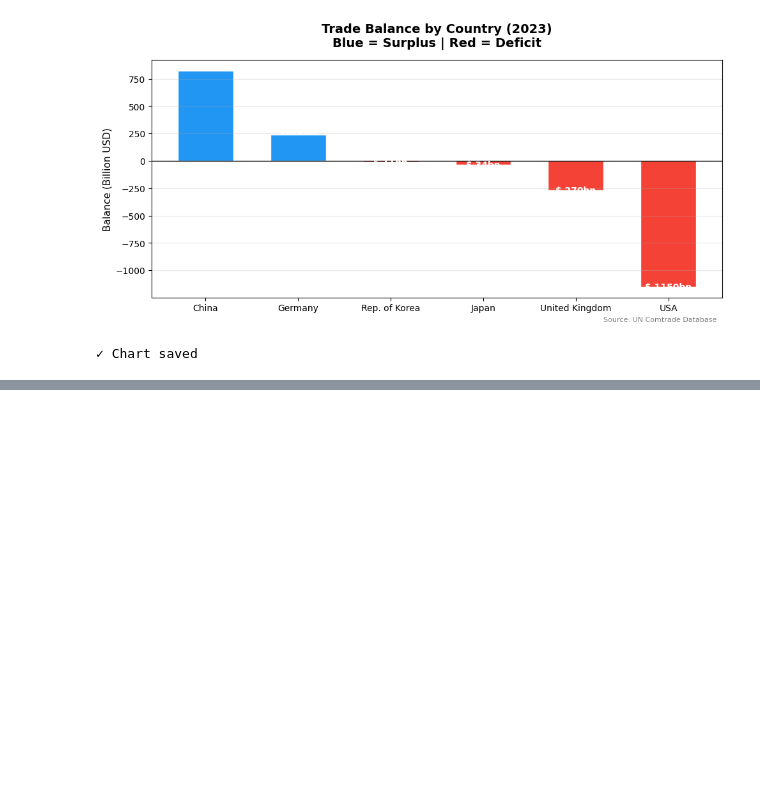
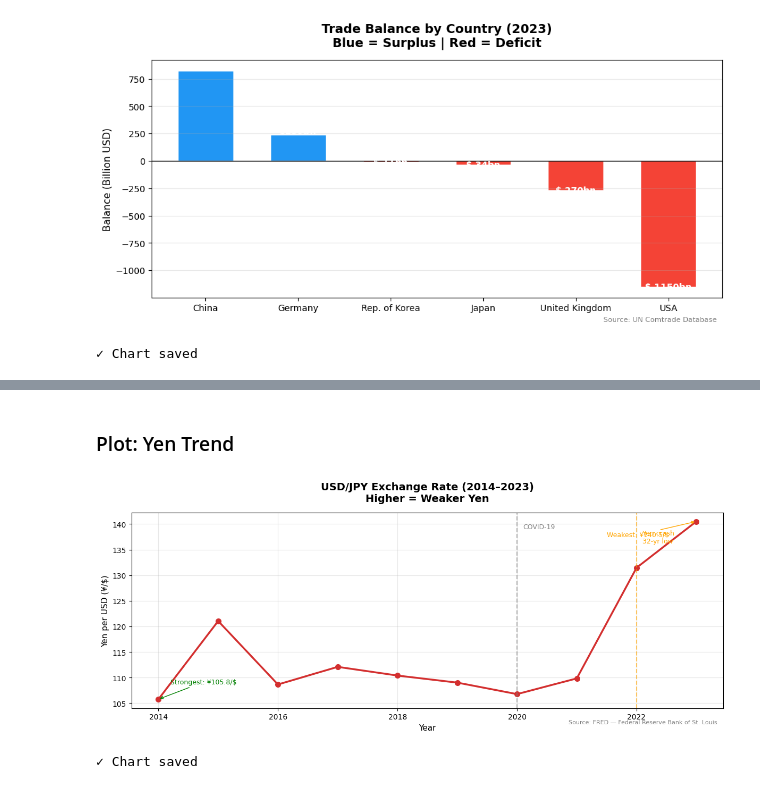
Before and after one commit to Prashant-4527/japan-trade-intelligence, a Jupyter notebook: notebooks/02_comparative.ipynb, the cells around one changed output, grey strips where cells are left out. Saved outputs shown, nothing was run; the diff lists cells and outputs as text; code cells hidden in the pictures; blank space fills up the shorter version.

```diff
--- a/notebooks/02_comparative.ipynb
+++ b/notebooks/02_comparative.ipynb
@@ -458,0 +461,12 @@ print("✓ Chart saved")
+# %%
+## FRED = Federal Reserve Economic Data
+# Maintained by the US Federal Reserve Bank of St. Louis
+# Contain USD/JYP exchange rate going back decades
+from fredapi import Fred
+import pandas as pd
+import numpy as np
+import matplotlib.pyplot as plt
+
+
+fred = Fred(api_key='488cd59a996b09a9a599f079a58f1d16')
+print("FRED Connected")
@@ -458,0 +516,60 @@ print("✓ Chart saved")
+# %% [markdown]
+### Plot: Yen Trend
+# %%
+# WHY invert the y-axis:
+# Convention: higher USD/JPY = weaker yen
+# But visually "going up" feels like "getting stronger"
+# Inverting axis means "going up" = yen strengthening
+# This matches how news media shows yen charts
+# Makes the chart intuitive to read
+
+fig, ax = plt.subplots(figsize=(12, 5))
+
+ax.plot(yen_annual['year'], yen_annual['usd_jpy'],
+        marker='o', linewidth=2.5, color='#D32F2F',
+        markersize=7, label='USD/JPY rate')
+
+# Annotate key events
+ax.axvline(x=2020, color='gray', linestyle='--', alpha=0.6)
+ax.text(2020.1, yen_annual['usd_jpy'].max()*0.99,
+        'COVID-19', fontsize=9, color='gray')
+
+ax.axvline(x=2022, color='orange', linestyle='--', alpha=0.6)
+ax.text(2022.1, yen_annual['usd_jpy'].max()*0.97,
+        'Yen crash\n32-yr low', fontsize=9, color='orange')
+
+# Mark highest and lowest points
+max_idx = yen_annual['usd_jpy'].idxmax()
+min_idx = yen_annual['usd_jpy'].idxmin()
+
+ax.annotate(f"Weakest: ¥{yen_annual.loc[max_idx,'usd_jpy']:.1f}/$",
+            xy=(yen_annual.loc[max_idx,'year'],
+                yen_annual.loc[max_idx,'usd_jpy']),
+            xytext=(yen_annual.loc[max_idx,'year']-1.5,
+                    yen_annual.loc[max_idx,'usd_jpy']-3),
+            fontsize=9, color='orange',
+            arrowprops=dict(arrowstyle='->', color='orange'))
+
+ax.annotate(f"Strongest: ¥{yen_annual.loc[min_idx,'usd_jpy']:.1f}/$",
+            xy=(yen_annual.loc[min_idx,'year'],
+                yen_annual.loc[min_idx,'usd_jpy']),
+            xytext=(yen_annual.loc[min_idx,'year']+0.2,
+                    yen_annual.loc[min_idx,'usd_jpy']+3),
+            fontsize=9, color='green',
+            arrowprops=dict(arrowstyle='->', color='green'))
+
+ax.set_title("USD/JPY Exchange Rate (2014–2023)\nHigher = Weaker Yen",
+             fontsize=14, fontweight='bold', pad=15)
+ax.set_xlabel("Year", fontsize=11)
+ax.set_ylabel("Yen per USD (¥/$)", fontsize=11)
+ax.grid(True, alpha=0.3)
+ax.text(0.99, -0.08, 'Source: FRED — Federal Reserve Bank of St. Louis',
+        transform=ax.transAxes, fontsize=8, color='gray', ha='right')
+
+plt.tight_layout()
+plt.savefig("../reports/yen_trend.png", dpi=150, bbox_inches='tight')
+plt.show()
+print("✓ Chart saved")
+# %% [output]
+[figure, added]
+✓ Chart saved
```
Also changed, not shown: parts of 9 cells of this notebook, 3 other files.
